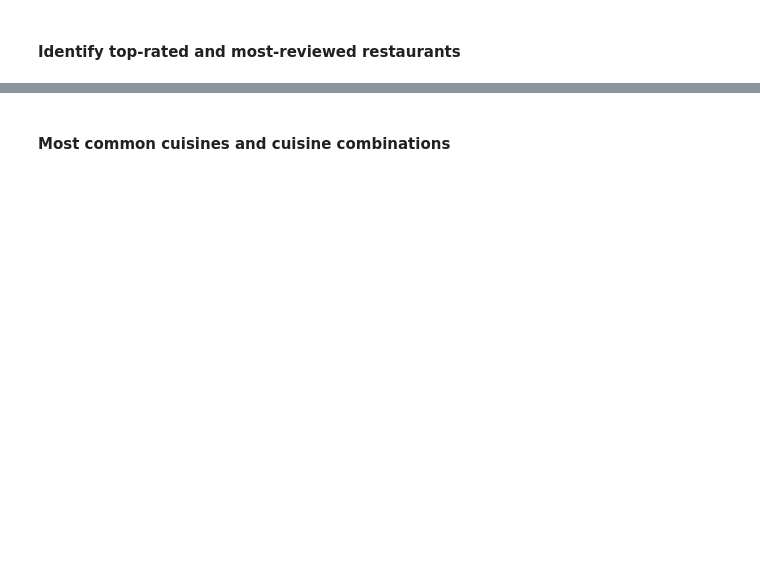
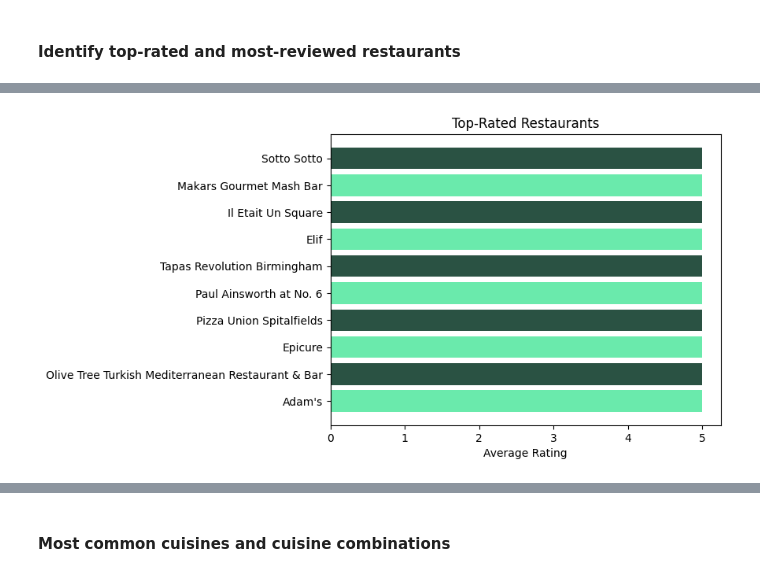
Before and after one commit to CharulMathur4592/tripadvisor_restaurants_analysis, a Jupyter notebook: notebooks/tripadvisor_european_restaurants.ipynb, the cells around one changed output, grey strips where cells are left out. Saved outputs shown, nothing was run; the diff lists cells and outputs as text; code cells hidden in the pictures; blank space fills up the shorter version.

```diff
--- a/notebooks/tripadvisor_european_restaurants.ipynb
+++ b/notebooks/tripadvisor_european_restaurants.ipynb
@@ -184,10 +327,12 @@ top_rated[["restaurant_name", "city", "country", "avg_rating", "total_reviews_co
 # %%
 plt.figure()
 plt.barh(top_rated["restaurant_name"], top_rated["avg_rating"], color = ["#2A5243", "#6aeaac"])
 plt.xlabel("Average Rating")
-plt.title("Top-Rated Restaurants (Min 100 Reviews)")
+plt.title("Top-Rated Restaurants")
 plt.gca().invert_yaxis()
 plt.show()
+# %% [output]
+[figure, added]
 # %%
 """
 What this shows
```
Also changed, not shown: parts of 189 cells of this notebook, 2 other files.
